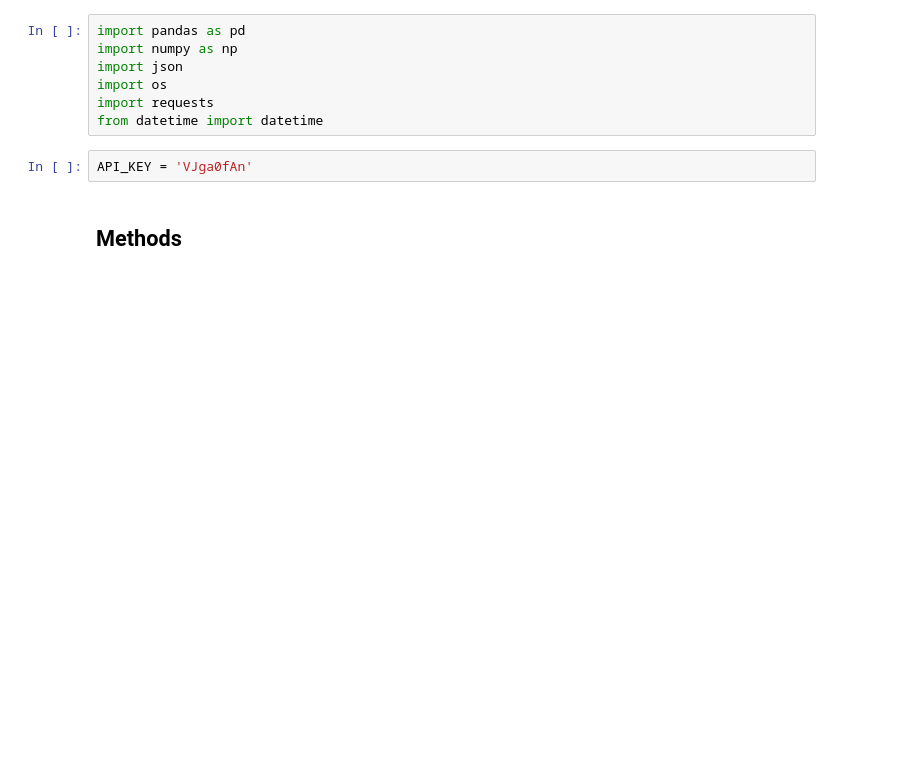
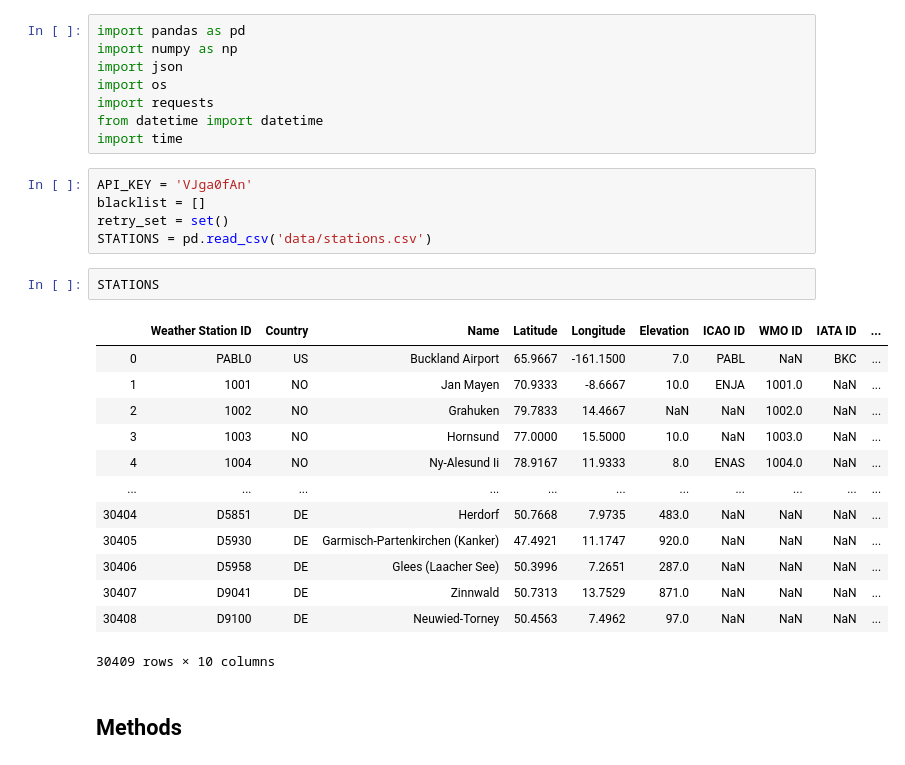
Before and after one commit to y1singh/Coronavirus-Weather-Modelling, a Jupyter notebook: Code.ipynb, the cells around one changed output. Drawn from its saved outputs; the diff is of its cells as text; blank space fills up the shorter version.

```diff
--- a/Code.ipynb
+++ b/Code.ipynb
@@ -5,8 +5,28 @@ import json
 import os
 import requests
 from datetime import datetime
+import time
-# %%
-API_KEY = 'VJga0fAn'
+# %%
+API_KEY = 'VJga0fAn'
+blacklist = []
+retry_set = set()
+STATIONS = pd.read_csv('data/stations.csv')
+# %%
+STATIONS
+# %% [output]
+|  | Weather Station ID | Country | Name | Latitude | Longitude | Elevation | ICAO ID | WMO ID | IATA ID | ... |
+| 0 | PABL0 | US | Buckland Airport | 65.9667 | -161.1500 | 7.0 | PABL | NaN | BKC | ... |
+| 1 | 1001 | NO | Jan Mayen | 70.9333 | -8.6667 | 10.0 | ENJA | 1001.0 | NaN | ... |
+| 2 | 1002 | NO | Grahuken | 79.7833 | 14.4667 | NaN | NaN | 1002.0 | NaN | ... |
+| 3 | 1003 | NO | Hornsund | 77.0000 | 15.5000 | 10.0 | NaN | 1003.0 | NaN | ... |
+| 4 | 1004 | NO | Ny-Alesund Ii | 78.9167 | 11.9333 | 8.0 | ENAS | 1004.0 | NaN | ... |
+| ... | ... | ... | ... | ... | ... | ... | ... | ... | ... | ... |
+| 30404 | D5851 | DE | Herdorf | 50.7668 | 7.9735 | 483.0 | NaN | NaN | NaN | ... |
+| 30405 | D5930 | DE | Garmisch-Partenkirchen (Kanker) | 47.4921 | 11.1747 | 920.0 | NaN | NaN | NaN | ... |
+| 30406 | D5958 | DE | Glees (Laacher See) | 50.3996 | 7.2651 | 287.0 | NaN | NaN | NaN | ... |
+| 30407 | D9041 | DE | Zinnwald | 50.7313 | 13.7529 | 871.0 | NaN | NaN | NaN | ... |
+| 30408 | D9100 | DE | Neuwied-Torney | 50.4563 | 7.4962 | 97.0 | NaN | NaN | NaN | ... |
+30409 rows × 10 columns
 # %% [markdown]
 ## Methods
 # %%
```
Also changed, not shown: parts of 11 cells of this notebook, 9 other files.
